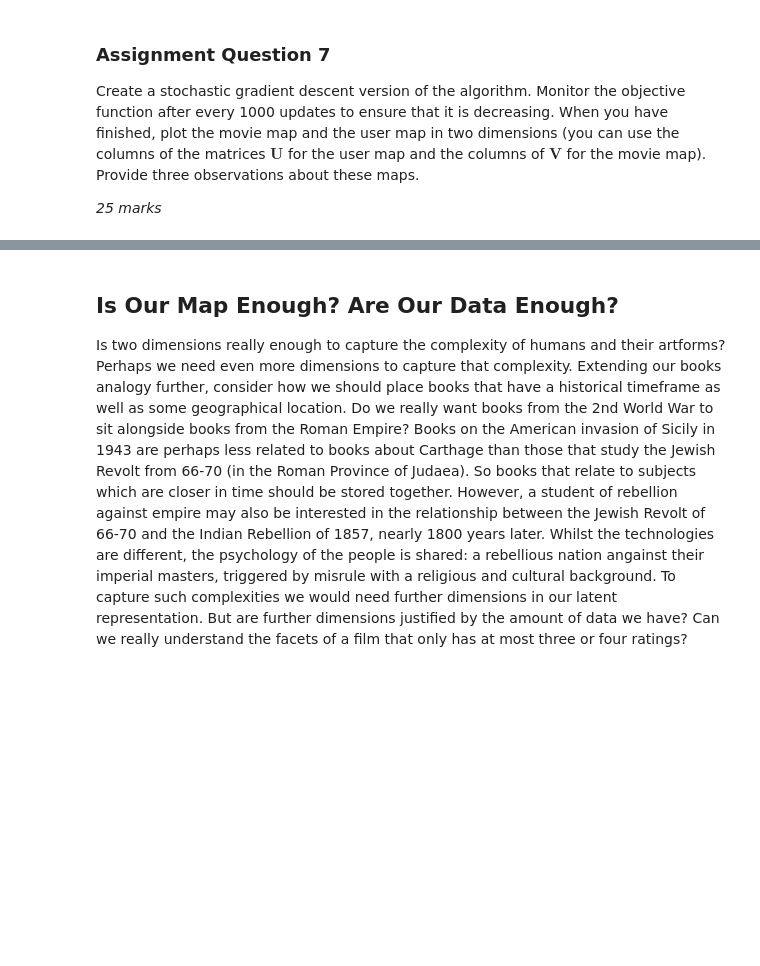
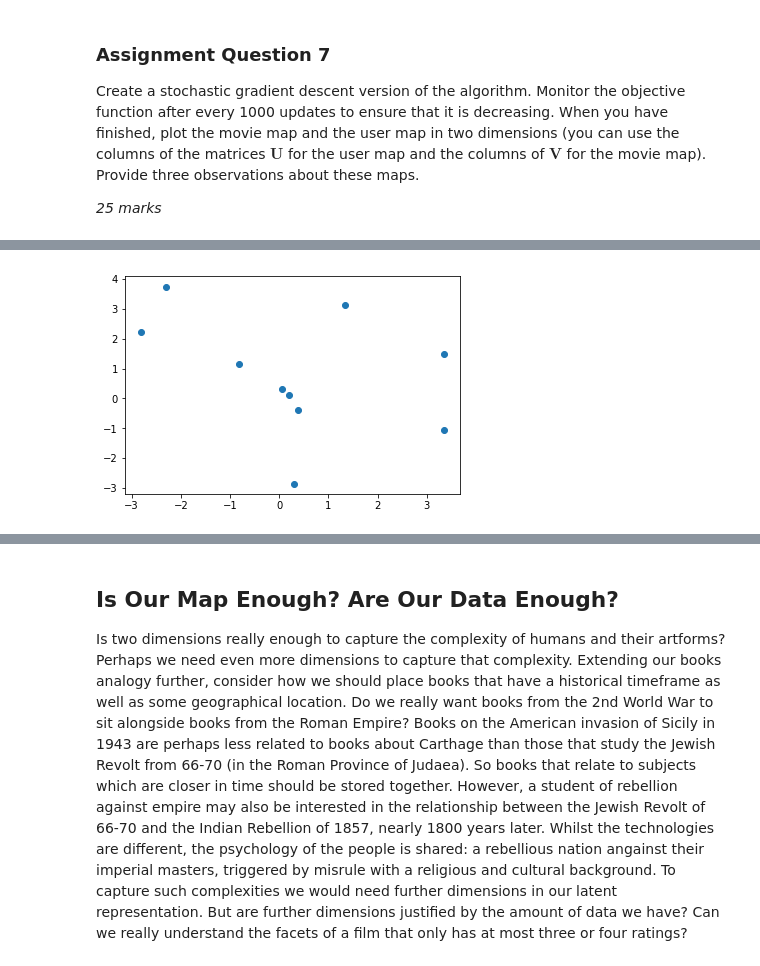
Before and after one commit to TUOS-COM-4509-6509-2018-19/assignment-2-MrDupin, a Jupyter notebook: assignment2.ipynb, the cells around one changed output, grey strips where cells are left out. Drawn from its saved outputs; the diff is of its cells as text; code cells hidden in the pictures; blank space fills up the shorter version.

```diff
--- a/assignment2.ipynb
+++ b/assignment2.ipynb
@@ -511,0 +533,8 @@ stochastic_gradient(Y, U, V, learn_rate, iterations)
+# %%
+%matplotlib inline
+import matplotlib.pyplot as plt
+
+plt.scatter(U[0], U[1])
+plt.show()
+# %% [output]
+[figure, added]
```
Also changed, not shown: parts of 22 cells of this notebook.
